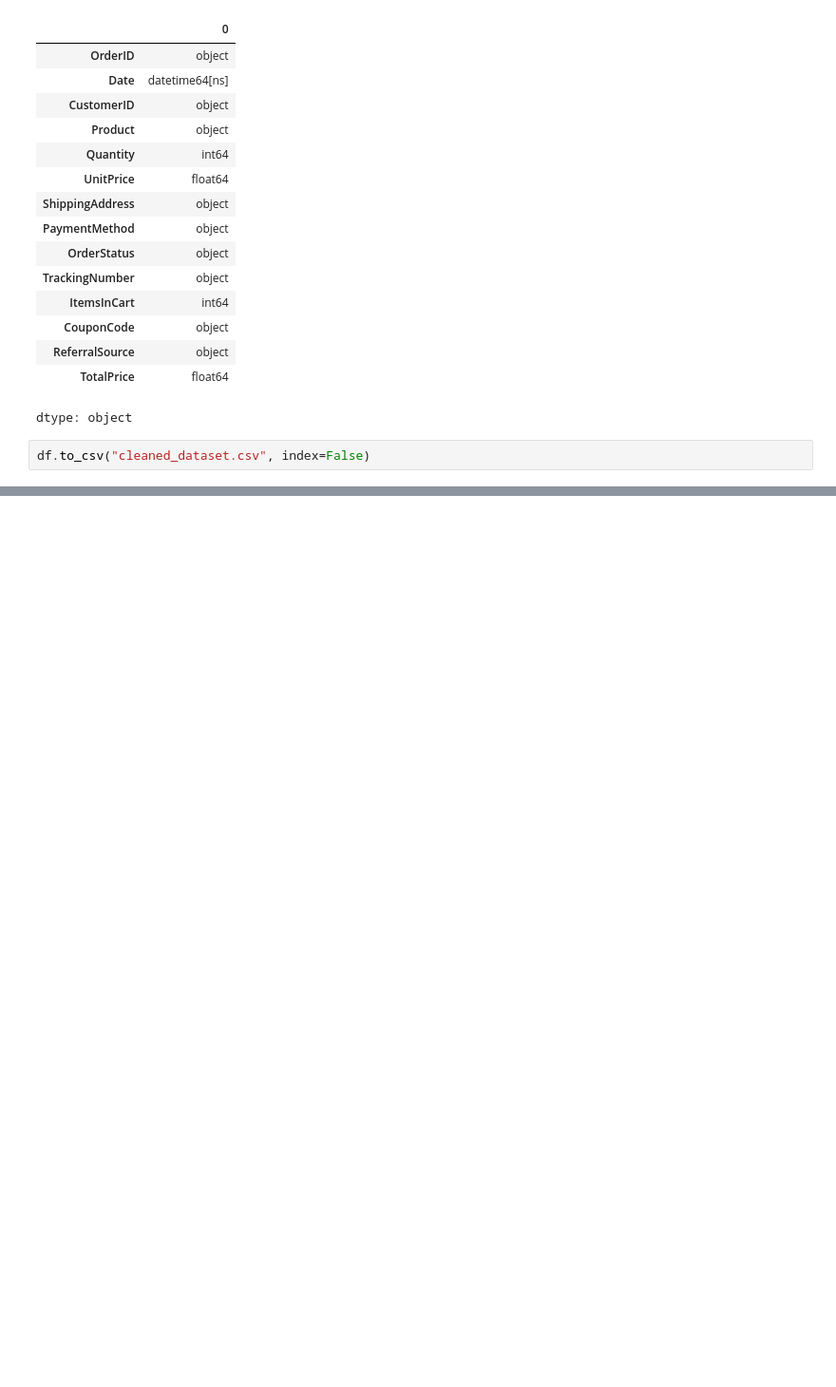
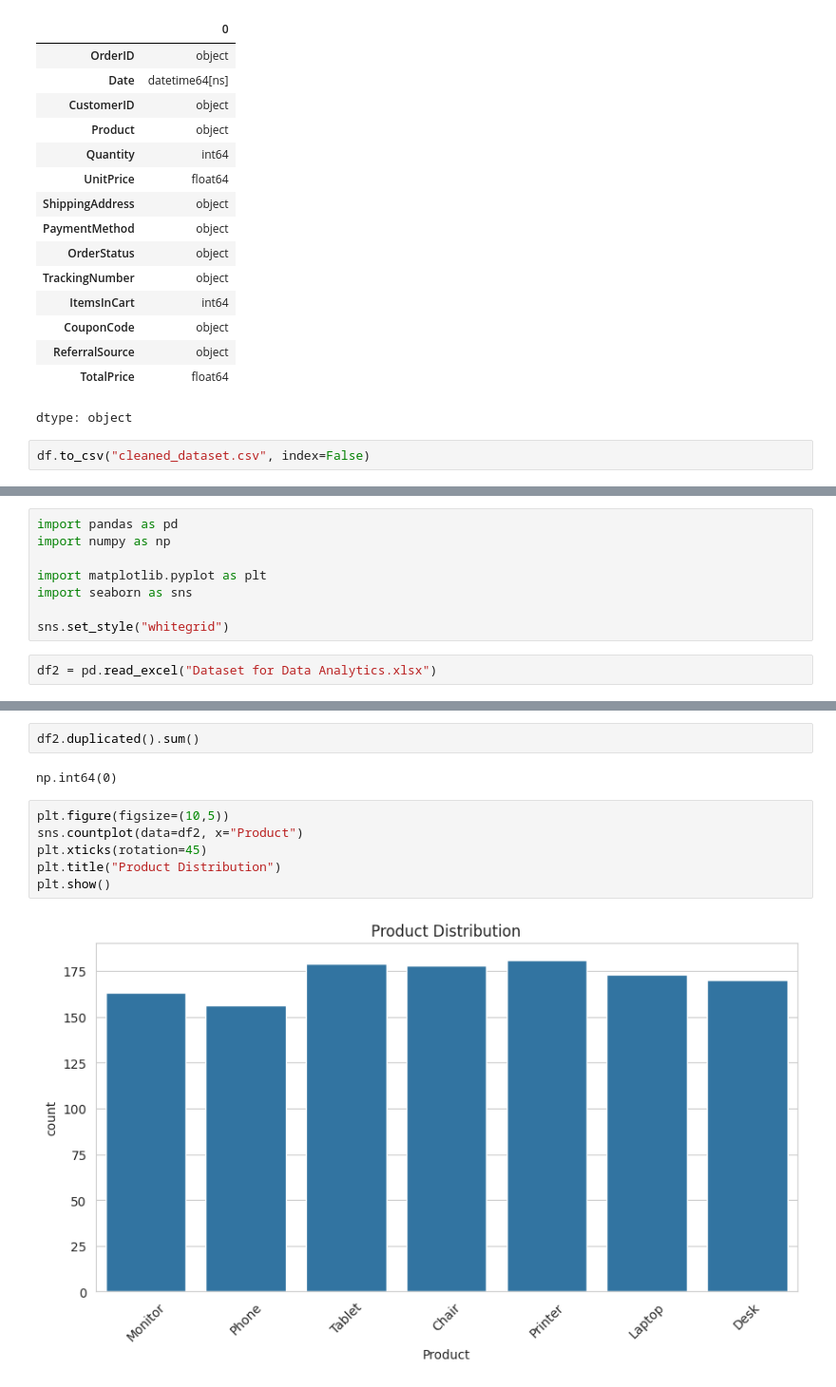
Before and after one commit to sednabhanja/sednabhanja-DecodeLabs-Data-Analytics-Internship, a Jupyter notebook: Sale_data_cleaning.ipynb, the cells around one changed output, grey strips where cells are left out. Shown at 95% size. Saved outputs shown, nothing was run; the diff lists cells and outputs as text; blank space fills up the shorter version.

```diff
--- a/Sale_data_cleaning.ipynb
+++ b/Sale_data_cleaning.ipynb
@@ -105,0 +125,10 @@ df.to_csv("cleaned_dataset.csv", index=False)
+# %%
+import pandas as pd
+import numpy as np
+
+import matplotlib.pyplot as plt
+import seaborn as sns
+
+sns.set_style("whitegrid")
+# %%
+df2 = pd.read_excel("Dataset for Data Analytics.xlsx")
@@ -105,0 +216,12 @@ df.to_csv("cleaned_dataset.csv", index=False)
+# %%
+df2.duplicated().sum()
+# %% [output]
+np.int64(0)
+# %%
+plt.figure(figsize=(10,5))
+sns.countplot(data=df2, x="Product")
+plt.xticks(rotation=45)
+plt.title("Product Distribution")
+plt.show()
+# %% [output]
+[figure, added]
```
Also changed, not shown: parts of 12 cells of this notebook.
